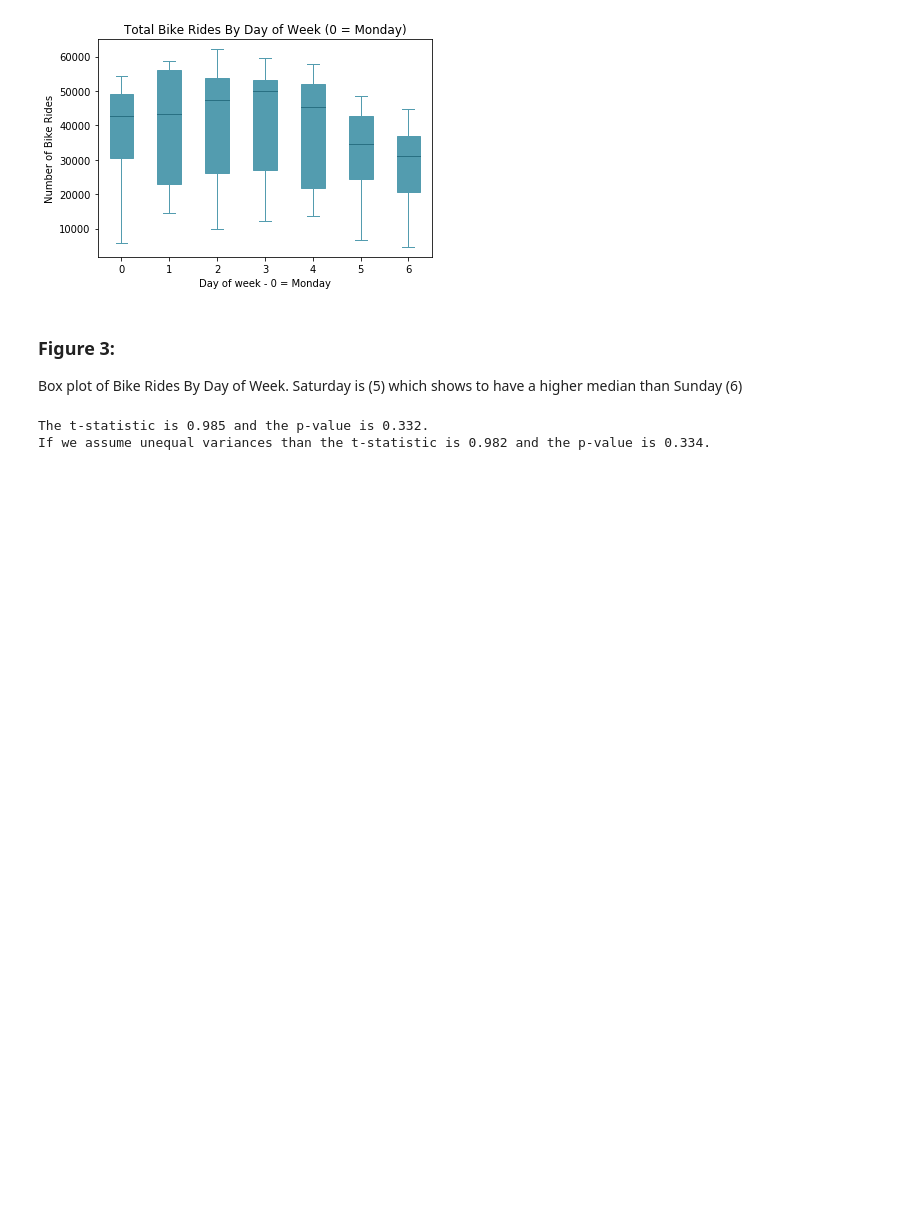
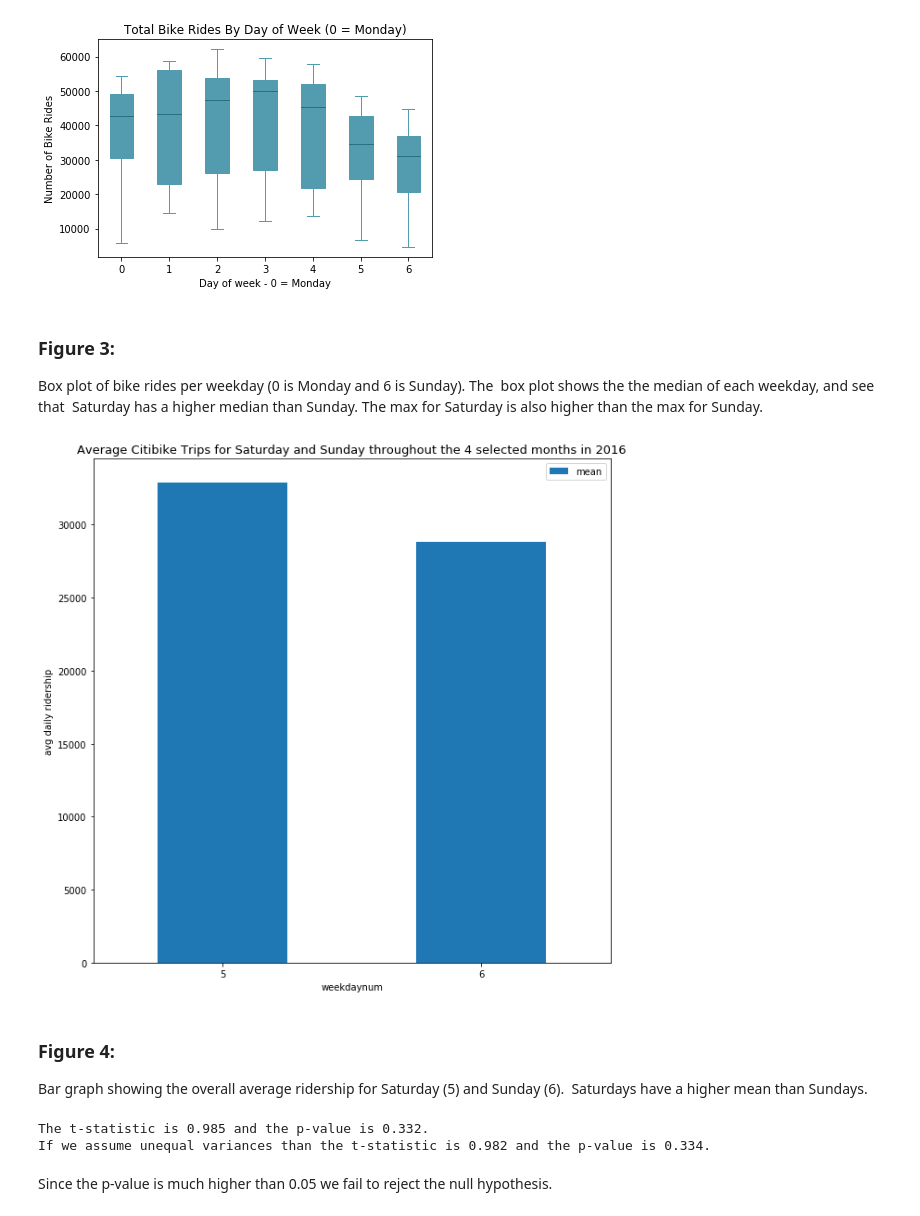
Before and after one commit to meiguan/PUI2018_yg833, a Jupyter notebook: HW8_yg833/Assignment_2_Citibikes_final.ipynb, the cells around one changed output. Saved outputs shown, nothing was run; the diff lists cells and outputs as text; code cells hidden in the pictures; blank space fills up the shorter version.

```diff
--- a/HW8_yg833/Assignment_2_Citibikes_final.ipynb
+++ b/HW8_yg833/Assignment_2_Citibikes_final.ipynb
@@ -375,10 +387,19 @@ boxplot(x_data = days
         , title = 'Total Bike Rides By Day of Week (0 = Monday)')
 # %% [output]
 [figure]
-# %% [markdown]
-### Figure 3:
-
-Box plot of Bike Rides By Day of Week. Saturday is (5) which shows to have a higher median than Sunday (6)
+# %% [markdown]
+### Figure 3:
+
+Box plot of bike rides per weekday (0 is Monday and 6 is Sunday). The  box plot shows the the median of each weekday, and see that  Saturday has a higher median than Sunday. The max for Saturday is also higher than the max for Sunday.
+# %%
+errorgraph[errorgraph['weekdaynum'] >4][['weekdaynum', 'mean']].plot.bar(x= 'weekdaynum', y ='mean' , rot= 0, figsize = (10,10))
+plt.ylabel('avg daily ridership')
+plt.title('Average Citibike Trips for Saturday and Sunday throughout the 4 selected months in 2016', fontsize = 13);
+# %% [output]
+[figure, added]
+# %% [markdown]
+### Figure 4:
+Bar graph showing  the overall average ridership for  Saturday (5) and Sunday (6).  Saturdays have a higher mean than Sundays.
 # %%
 from scipy import stats
 # %%
@@ -396,3 +417,5 @@ print("If we assume unequal variances than the t-statistic is %.3f and the p-val
 # %% [output]
 The t-statistic is 0.985 and the p-value is 0.332.
 If we assume unequal variances than the t-statistic is 0.982 and the p-value is 0.334.
+# %% [markdown]
+Since the p-value is much higher than 0.05 we fail to reject the null hypothesis.
```
Also changed, not shown: parts of 18 cells of this notebook, 1 other file.
